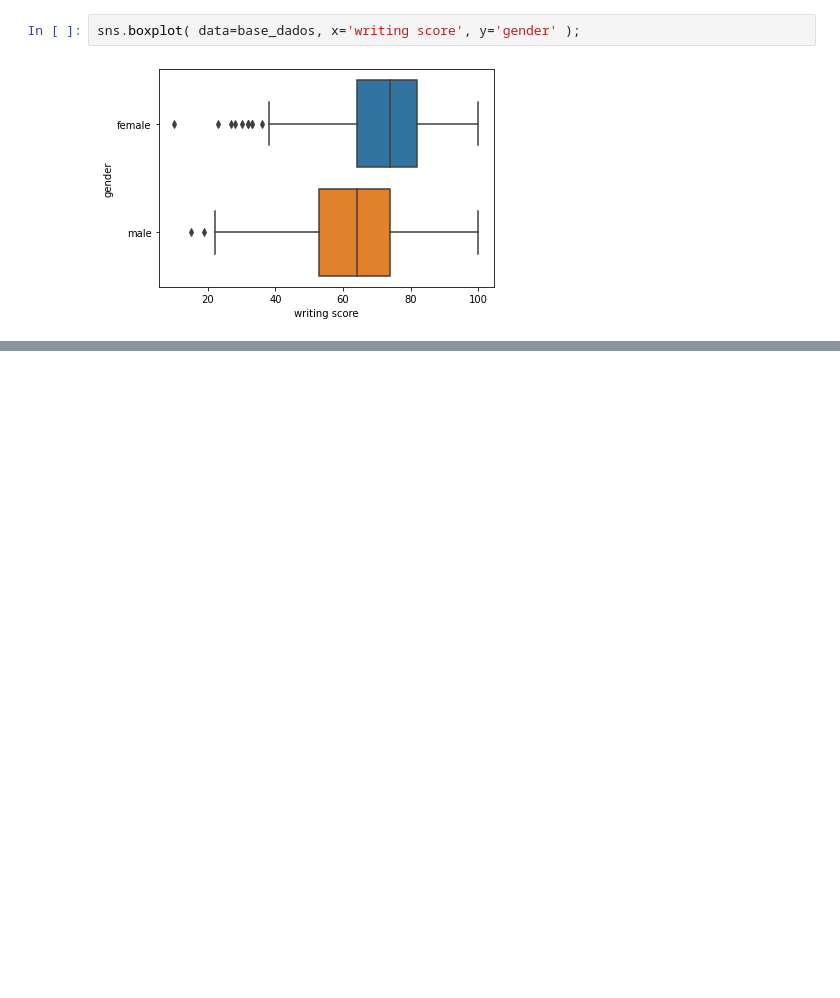
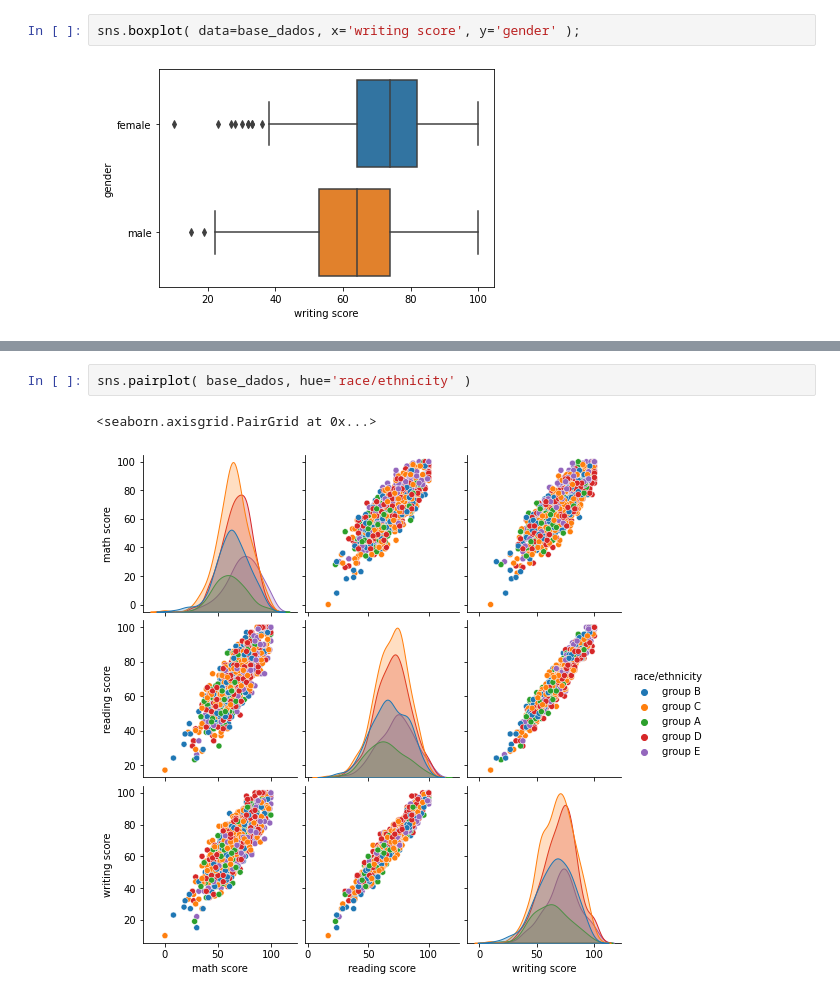
Before and after one commit to JardelSilva-86/Python-para-An-lise-de-Dados, a Jupyter notebook: Projeto_Educação.ipynb, the cells around one changed output, grey strips where cells are left out. Drawn from its saved outputs; the diff is of its cells as text; blank space fills up the shorter version.

```diff
--- a/Projeto_Educação.ipynb
+++ b/Projeto_Educação.ipynb
@@ -141,0 +157,5 @@ sns.boxplot( data=base_dados, x='writing score', y='gender' );
+# %%
+sns.pairplot( base_dados, hue='race/ethnicity' )
+# %% [output]
+<seaborn.axisgrid.PairGrid at 0x...>
+[figure, added]
```
Also changed, not shown: parts of 4 cells of this notebook.
